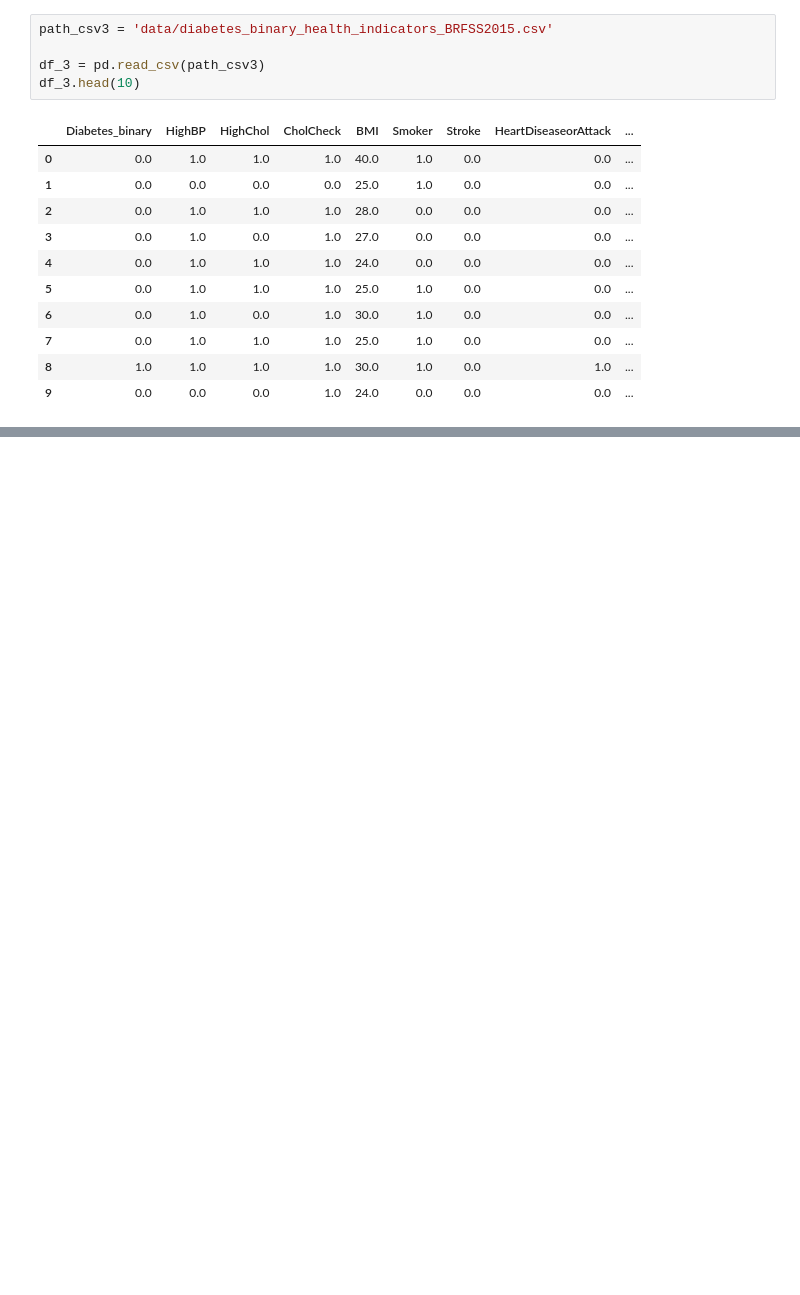
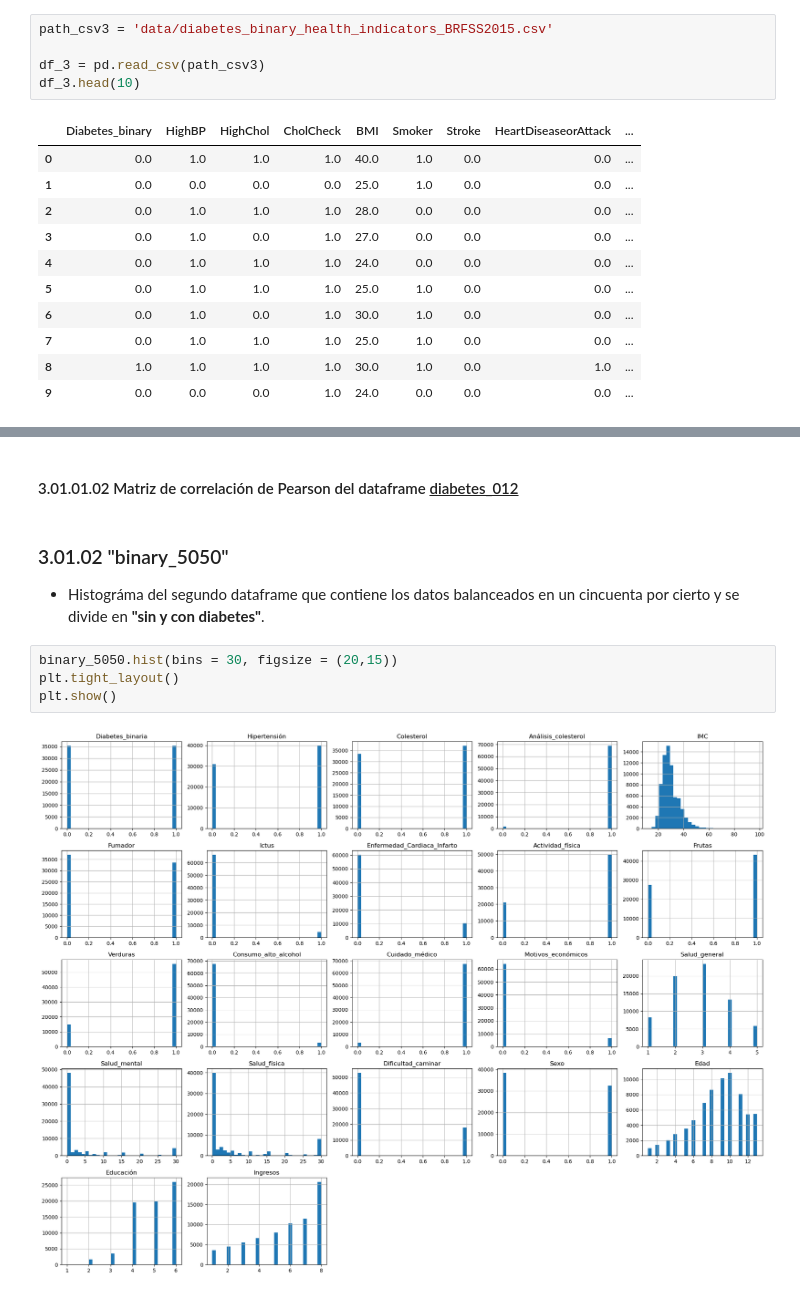
Before and after one commit to alexia-gm/Diabetes, a Jupyter notebook: prediccion_diabetes_doc.ipynb, the cells around one changed output, grey strips where cells are left out. Cells and saved outputs as stored; diff of their text form; blank space fills up the shorter version.

```diff
--- a/prediccion_diabetes_doc.ipynb
+++ b/prediccion_diabetes_doc.ipynb
@@ -352,0 +521,11 @@ df_3.head(10)
+# %% [markdown]
+#### 3.01.01.02 Matriz de correlación de Pearson del dataframe <u>diabetes_012</u>
+# %% [markdown]
+### 3.01.02 "binary_5050"
+- Histográma del segundo dataframe que contiene los datos balanceados en un cincuenta por cierto y se divide en **"sin y con diabetes"**.
+# %%
+binary_5050.hist(bins = 30, figsize = (20,15))
+plt.tight_layout()
+plt.show()
+# %% [output]
+[figure, added]
```
Also changed, not shown: parts of 34 cells of this notebook.
